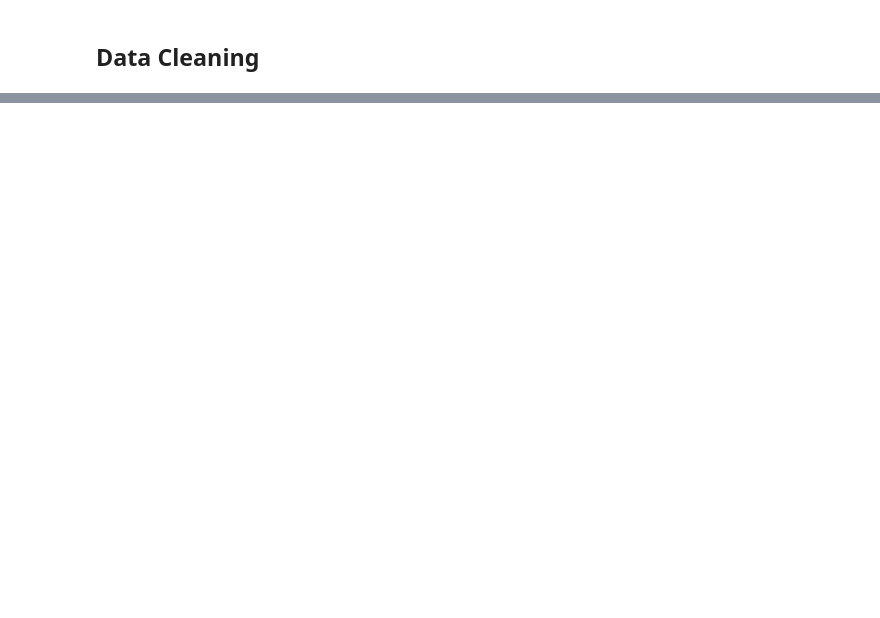
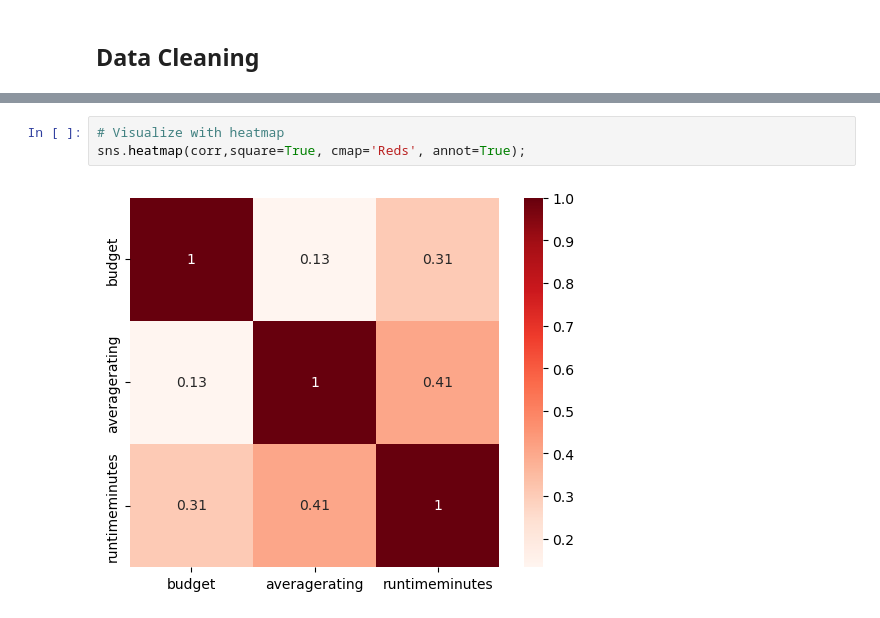
Before and after one commit to kevinbrnett/How-to-Make-a-Successful-Movie, a Jupyter notebook: Linear Regression.ipynb, the cells around one changed output, grey strips where cells are left out. Drawn from its saved outputs; the diff is of its cells as text; blank space fills up the shorter version.

```diff
--- a/Linear Regression.ipynb
+++ b/Linear Regression.ipynb
@@ -78,0 +131,5 @@ memory usage: 503.0+ KB
+# %%
+# Visualize with heatmap
+sns.heatmap(corr,square=True, cmap='Reds', annot=True);
+# %% [output]
+[figure, added]
```
Also changed, not shown: parts of 56 cells of this notebook.
